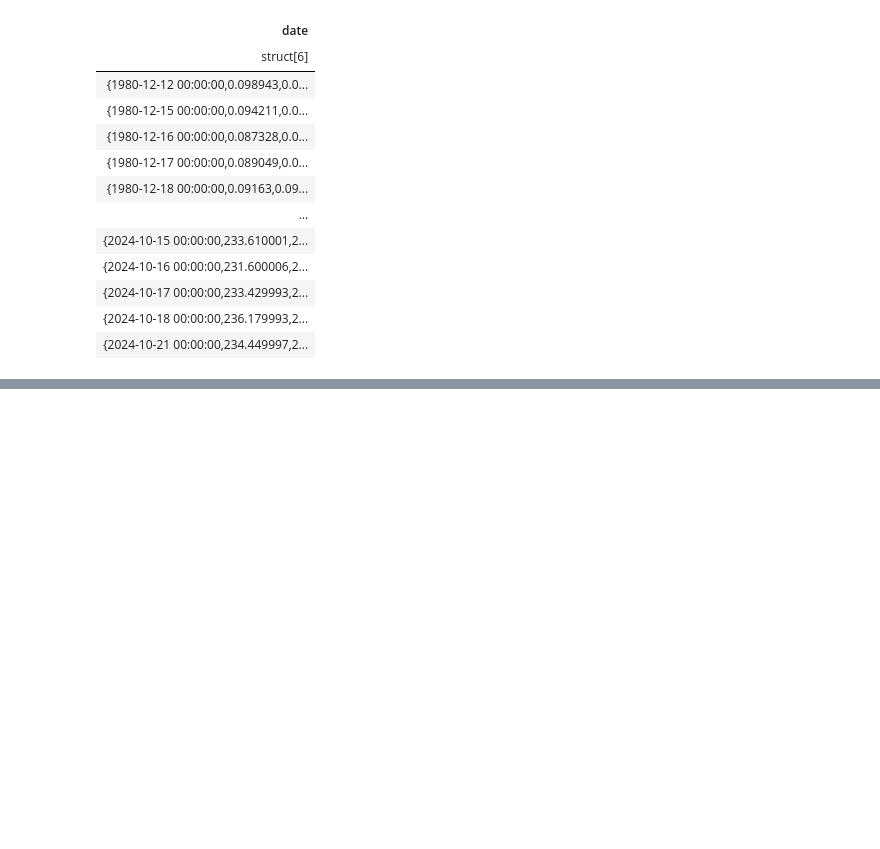
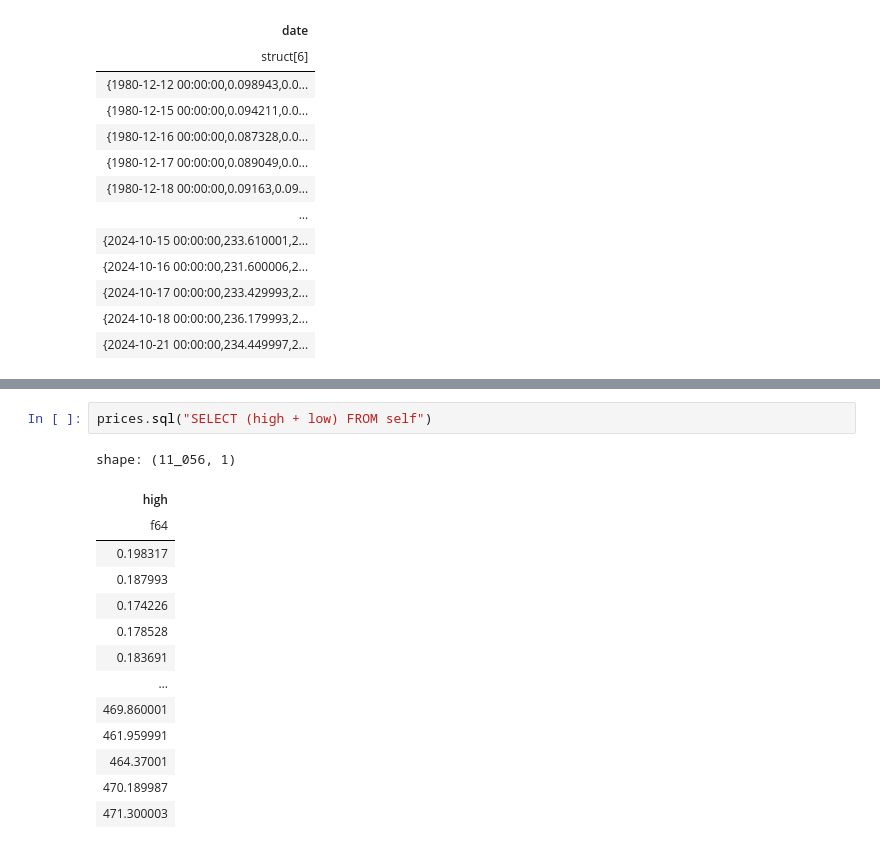
Before and after one commit to furechan/mintalib, a Jupyter notebook: miscellanous/mintalib-polars.ipynb, the cells around one changed output, grey strips where cells are left out. Drawn from its saved outputs; the diff is of its cells as text; blank space fills up the shorter version.

```diff
--- a/miscellanous/mintalib-polars.ipynb
+++ b/miscellanous/mintalib-polars.ipynb
@@ -370,0 +491,17 @@ shape: (11_056, 1)
+# %%
+prices.sql("SELECT (high + low) FROM self")
+# %% [output]
+shape: (11_056, 1)
+| high |
+| f64 |
+| 0.198317 |
+| 0.187993 |
+| 0.174226 |
+| 0.178528 |
+| 0.183691 |
+| … |
+| 469.860001 |
+| 461.959991 |
+| 464.37001 |
+| 470.189987 |
+| 471.300003 |
```
Also changed, not shown: parts of 20 cells of this notebook, 2 other files.
